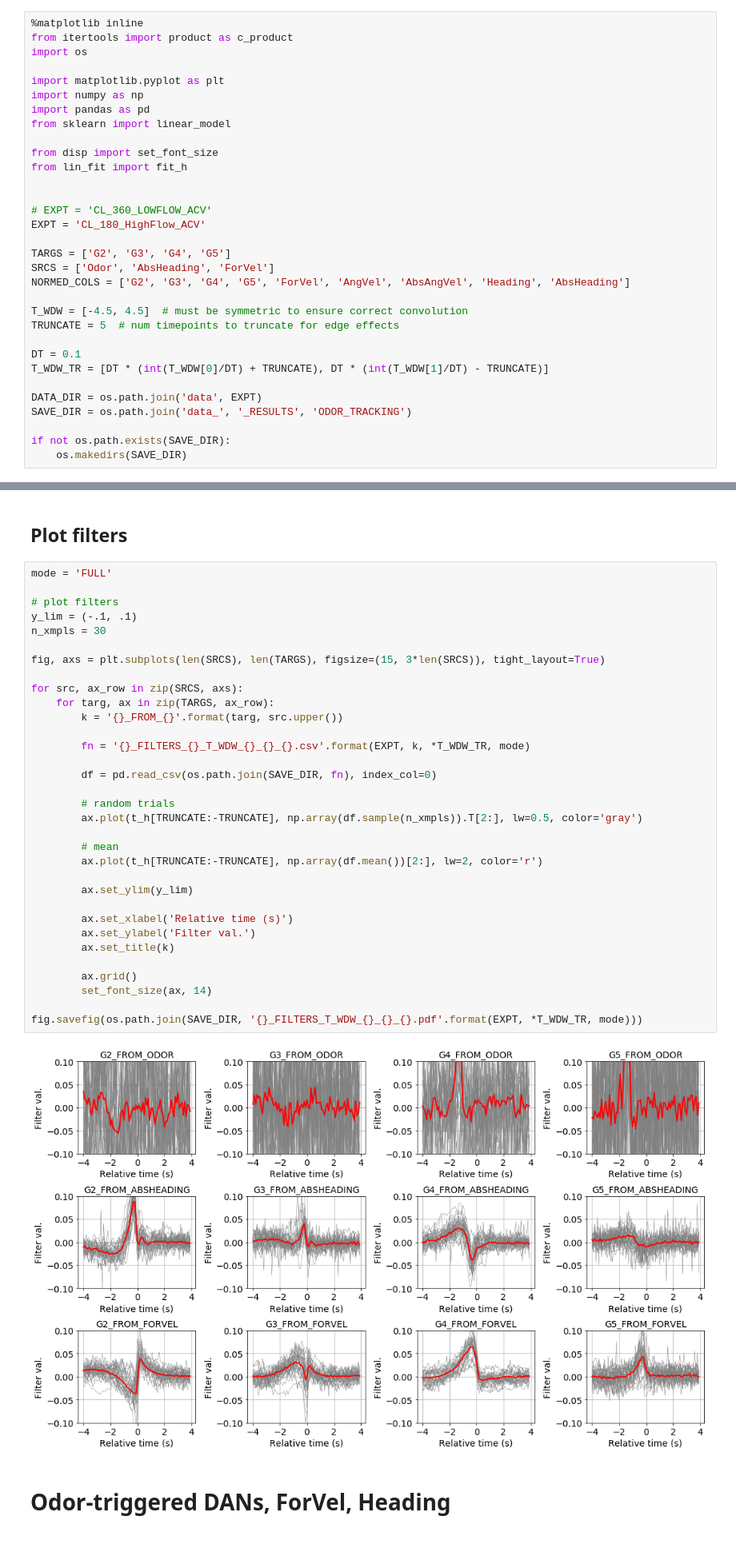
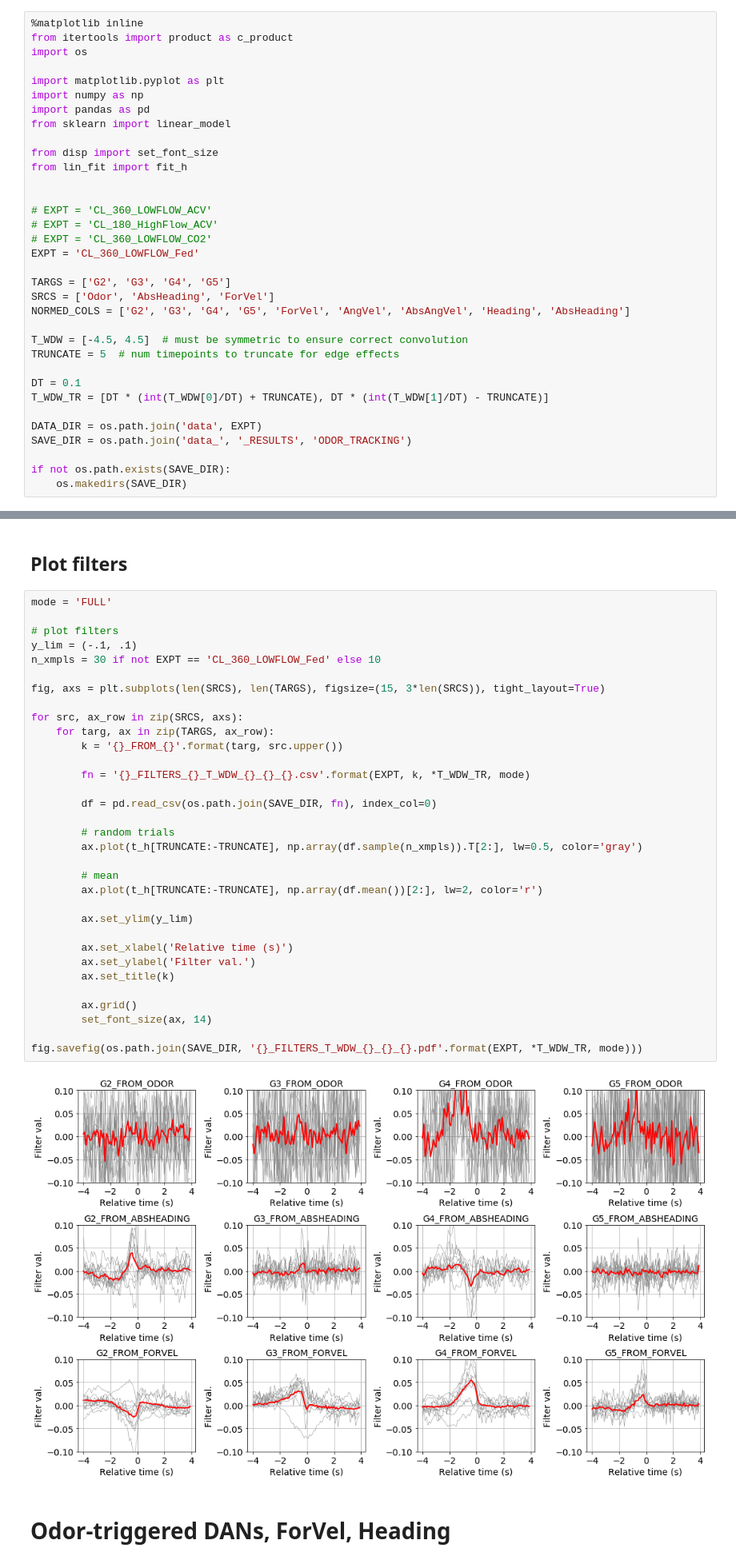
Before and after one commit to rkp8000/mushroom_mushroom, a Jupyter notebook: 3A_tracking.ipynb, the cells around one changed output, grey strips where cells are left out. Shown at 80% size. Cells and saved outputs as stored; diff of their text form.

```diff
--- a/3A_tracking.ipynb
+++ b/3A_tracking.ipynb
@@ -13,7 +13,9 @@ from lin_fit import fit_h
 
 
 # EXPT = 'CL_360_LOWFLOW_ACV'
-EXPT = 'CL_180_HighFlow_ACV'
+# EXPT = 'CL_180_HighFlow_ACV'
+# EXPT = 'CL_360_LOWFLOW_CO2'
+EXPT = 'CL_360_LOWFLOW_Fed'
 
 TARGS = ['G2', 'G3', 'G4', 'G5']
 SRCS = ['Odor', 'AbsHeading', 'ForVel']
@@ -142,36 +144,36 @@ mode = 'FULL'
 
 # plot filters
 y_lim = (-.1, .1)
-n_xmpls = 30
+n_xmpls = 30 if not EXPT == 'CL_360_LOWFLOW_Fed' else 10
 
 fig, axs = plt.subplots(len(SRCS), len(TARGS), figsize=(15, 3*len(SRCS)), tight_layout=True)
 
 for src, ax_row in zip(SRCS, axs):
     for targ, ax in zip(TARGS, ax_row):
         k = '{}_FROM_{}'.format(targ, src.upper())
 
         fn = '{}_FILTERS_{}_T_WDW_{}_{}_{}.csv'.format(EXPT, k, *T_WDW_TR, mode)
 
         df = pd.read_csv(os.path.join(SAVE_DIR, fn), index_col=0)
 
         # random trials
         ax.plot(t_h[TRUNCATE:-TRUNCATE], np.array(df.sample(n_xmpls)).T[2:], lw=0.5, color='gray')
 
         # mean
         ax.plot(t_h[TRUNCATE:-TRUNCATE], np.array(df.mean())[2:], lw=2, color='r')
 
         ax.set_ylim(y_lim)
 
         ax.set_xlabel('Relative time (s)')
         ax.set_ylabel('Filter val.')
         ax.set_title(k)
 
         ax.grid()
         set_font_size(ax, 14)
 
 fig.savefig(os.path.join(SAVE_DIR, '{}_FILTERS_T_WDW_{}_{}_{}.pdf'.format(EXPT, *T_WDW_TR, mode)))
 # %% [output]
-[figure, old version]
+[figure, new version]
 # %% [markdown]
 # Odor-triggered DANs, ForVel, Heading
 # %%
```
Also changed, not shown: parts of 5 cells of this notebook.
